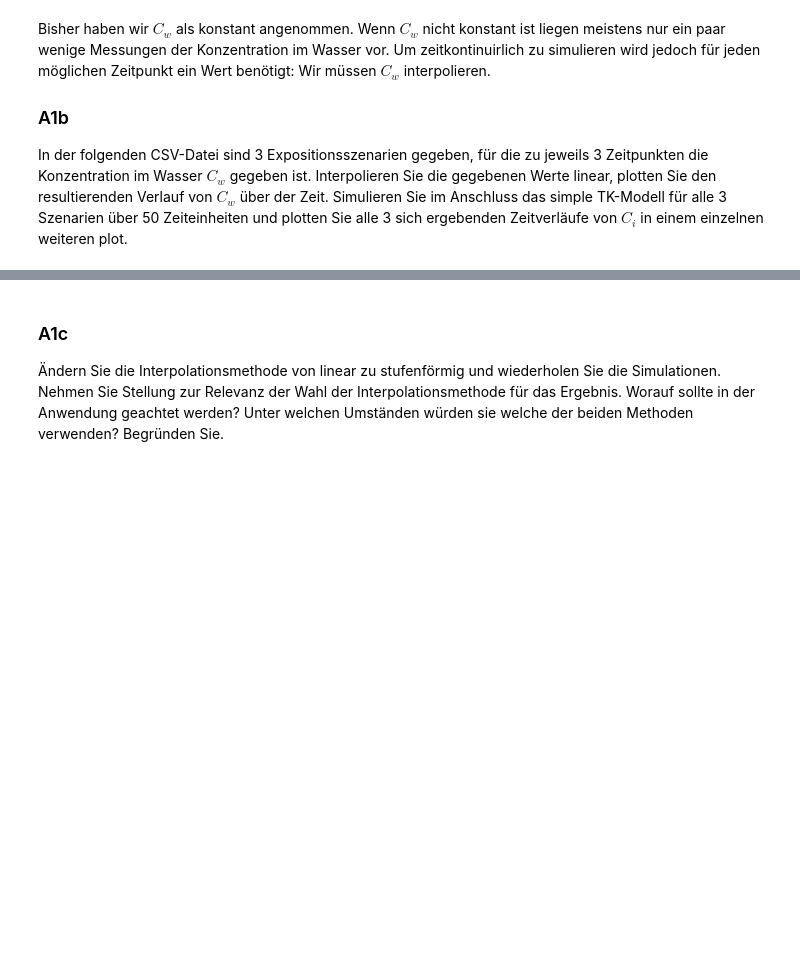
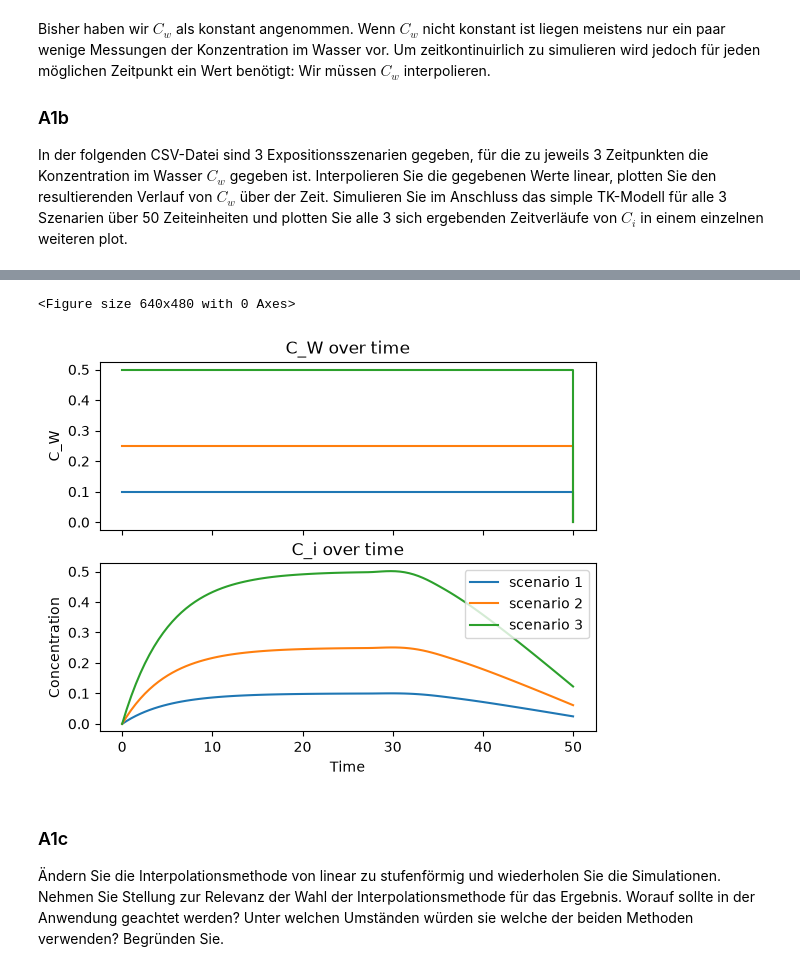
Before and after one commit to Quafax/Uni_Projects, a Jupyter notebook: src/Mechanistical_Effect_Modelling/Übungsblatt1_MEM26.ipynb, the cells around one changed output, grey strips where cells are left out. Cells and saved outputs as stored; diff of their text form; code cells hidden in the pictures; blank space fills up the shorter version.

```diff
--- a/src/Mechanistical_Effect_Modelling/Übungsblatt1_MEM26.ipynb
+++ b/src/Mechanistical_Effect_Modelling/Übungsblatt1_MEM26.ipynb
@@ -48,5 +80,43 @@ exposures
 # %%
 # Lösung
+import numpy as np
+from scipy.integrate import solve_ivp
+import matplotlib.pyplot as plt
+from scipy import interpolate
+p = {
+    'k_e' : 0.2,
+    'K_iw' : 1
+}
+
+def tk_model(t,y, p,C_w):
+    C_i = y[0]
+    dC_i_dt = p['k_e'] * (C_w(t) * p['K_iw'] - C_i)
+    return [dC_i_dt]
+
+plt.figure()
+fig, ax = plt.subplots(2, 1, sharex=True)
+
+for i in range(3):
+    ex_sceni = exposures[exposures['scenario'] == i+1]
+    C_w = interpolate.interp1d(ex_sceni['t'], ex_sceni['C_W'], fill_value="extrapolate")
+
+    ax[0].step(ex_sceni["t"], ex_sceni["C_W"], where="post")
+
+    C_i = solve_ivp(tk_model, [0, 50], [0], args=(p,C_w), dense_output=True)
+    ax[1].plot(np.linspace(0, 50, 100), C_i.sol(np.linspace(0, 50, 100))[0], label='scenario {}'.format(i+1))
+
+ax[0].set_ylabel('C_W')
+ax[1].set_xlabel('Time')
+ax[1].set_ylabel('C_i')
+
+plt.ylabel('Concentration')
+ax[0].set_title('C_W over time')
+ax[1].set_title('C_i over time')
+plt.legend()
+plt.show()
+# %% [output]
+<Figure size 640x480 with 0 Axes>
+[figure, added]
 # %% [markdown]
 ### A1c
 
```
Also changed, not shown: parts of 6 cells of this notebook, 10 other files.
